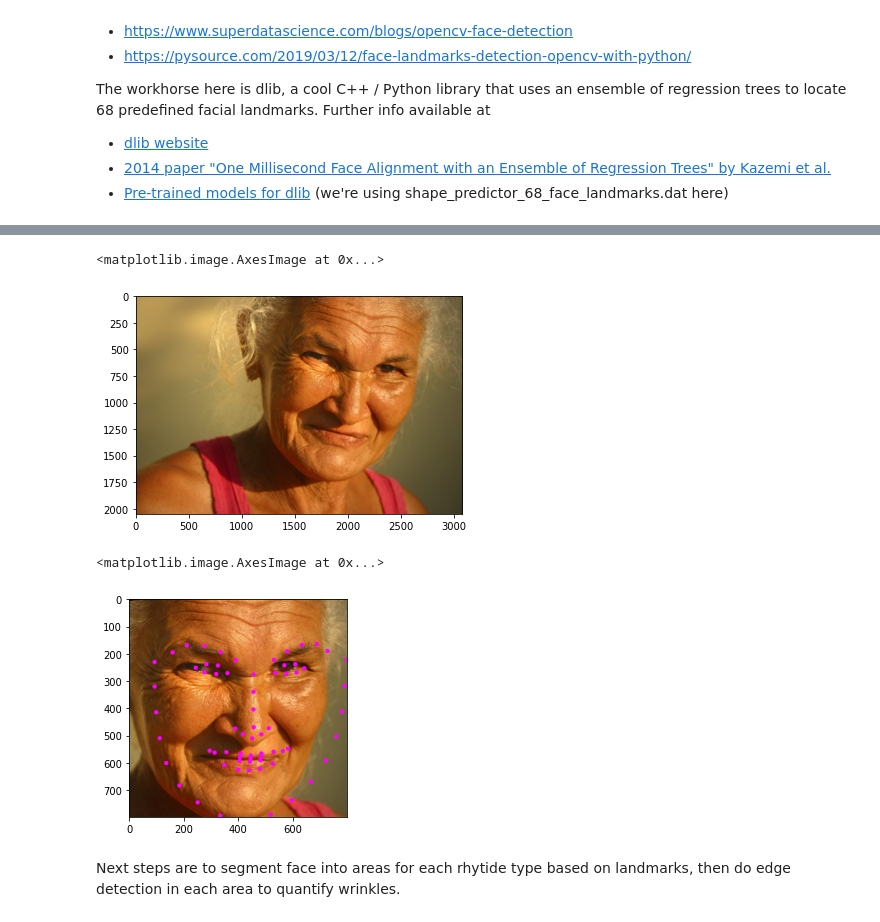
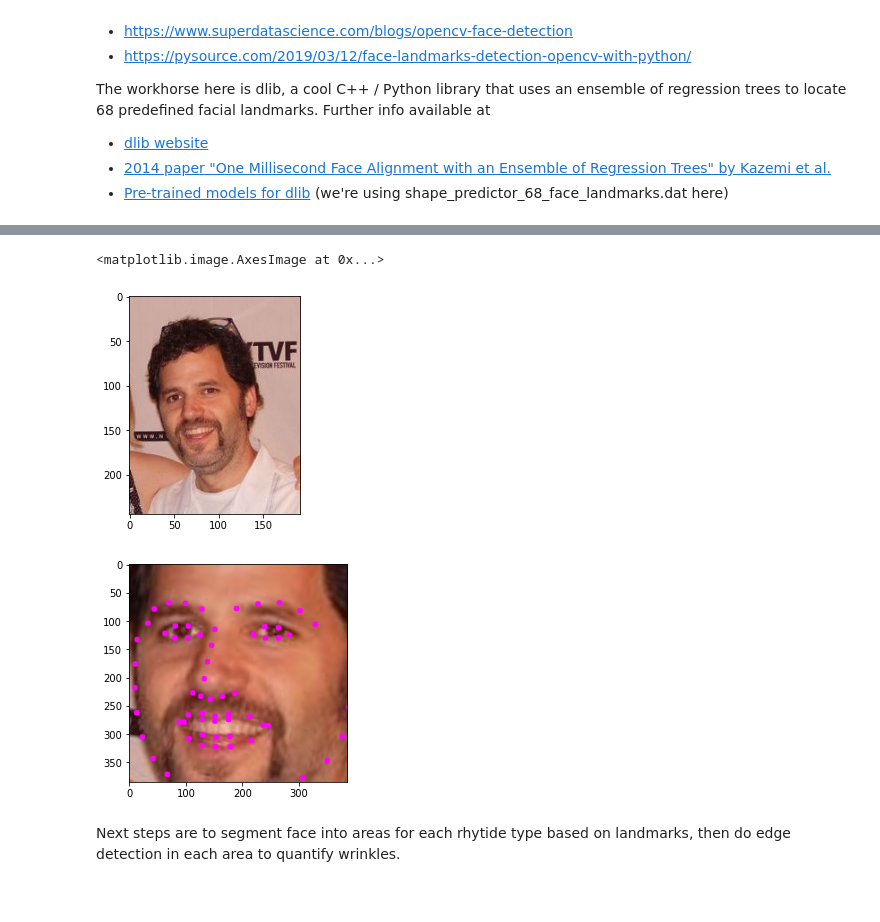
Before and after one commit to tomreitz/cs766-computer-vision-project, a Jupyter notebook: code/OpenCV_dlib_tests.ipynb, the cells around one changed output, grey strips where cells are left out. Saved outputs shown, nothing was run; the diff lists cells and outputs as text; code cells hidden in the pictures.

```diff
--- a/code/OpenCV_dlib_tests.ipynb
+++ b/code/OpenCV_dlib_tests.ipynb
@@ -33,11 +55,15 @@ def convertToRGB(img):
 # %%
 # load an image for testing
-img = cv2.imread('pexels-photo-638196.jpeg')
+#img = cv2.imread('pexels-photo-638196.jpeg')
+#img = cv2.imread('Elderly_Gambian_woman_face_portrait.jpg')
+#img = cv2.imread('Gardengnome_face.jpg')
+#img = cv2.imread('Ami_Bera_wearing_face_mask_-_May_15_2020.jpg')
+img = cv2.imread('Michael_Shapiro_NYTF.jpg')
 # show the image
 plt.imshow(convertToRGB(img))
 # %% [output]
 <matplotlib.image.AxesImage at 0x...>
-[figure, old version]
+[figure, new version]
 # %%
 # code borrowed from https://github.com/nlhkh/face-alignment-dlib
 LEFT_EYE_INDICES = [36, 37, 38, 39, 40, 41]
@@ -88,40 +114,46 @@ def crop_image(image, det):
 # detect faces in the image:
 detector = dlib.get_frontal_face_detector()
 predictor = dlib.shape_predictor("shape_predictor_68_face_landmarks.dat")
-scale = 2
-img = cv2.imread('pexels-photo-638196.jpeg')
+#img = cv2.imread('pexels-photo-638196.jpeg')
+img = cv2.imread('Elderly_Gambian_woman_face_portrait.jpg')
+#img = cv2.imread('Gardengnome_face.jpg')
+#img = cv2.imread('Ami_Bera_wearing_face_mask_-_May_15_2020.jpg')
+img = cv2.imread('Michael_Shapiro_NYTF.jpg')
 height, width = img.shape[:2]
-s_height, s_width = height // scale, width // scale
+# scale every image to max 800 pixels in either dimension
+if height>width: scale = 1000/height
+else: scale = 1000/width
+s_height, s_width = round(height*scale), round(width*scale)
 img = cv2.resize(img, (s_width, s_height))
+#plt.imshow(convertToRGB(img))
 gray_img = cv2.cvtColor(img, cv2.COLOR_BGR2GRAY)
 
 # extract landmarks and align face
 dets = detector(gray_img, 1)
 if len(dets)==0:
     print("no face found :(")
-    exit()
-shape = predictor(gray_img, dets[0])
-left_eye = extract_left_eye_center(shape)
-right_eye = extract_right_eye_center(shape)
-M = get_rotation_matrix(left_eye, right_eye)
-rotated = cv2.warpAffine(img, M, (s_width, s_height), flags=cv2.INTER_CUBIC)
-cropped = crop_image(rotated, dets[0])
+else:
+    shape = predictor(gray_img, dets[0])
+    left_eye = extract_left_eye_center(shape)
+    right_eye = extract_right_eye_center(shape)
+    M = get_rotation_matrix(left_eye, right_eye)
+    rotated = cv2.warpAffine(img, M, (s_width, s_height), flags=cv2.INTER_CUBIC)
+    cropped = crop_image(rotated, dets[0])
 
-# re-extract landmarks in aligned face and annottate them
-dets = detector(cropped, 1)
-if len(dets)==0:
-    print("no face found :(")
-    exit()
-shape = predictor(cropped, dets[0])
-for n in range(0, 68):
-    x = shape.part(n).x
-    y = shape.part(n).y
-    cv2.circle(cropped, (x, y), 8, (255, 0, 255), -1)
+    # re-extract landmarks in aligned face and annottate them
+    dets = detector(cropped, 1)
+    if len(dets)==0:
+        print("no face found :(")
+    else:
+        shape = predictor(cropped, dets[0])
+        for n in range(0, 68):
+            x = shape.part(n).x
+            y = shape.part(n).y
+            cv2.circle(cropped, (x, y), 5, (255, 0, 255), -1)
 
-# show the face with landmarks
-plt.imshow(convertToRGB(cropped))
+        # show the face with landmarks
+        plt.imshow(convertToRGB(cropped))
 # %% [output]
-<matplotlib.image.AxesImage at 0x...>
-[figure, old version]
+[figure, new version]
 # %% [markdown]
 Next steps are to segment face into areas for each rhytide type based on landmarks, then do edge detection in each area to quantify wrinkles.
```
Also changed, not shown: parts of 1 cell of this notebook.
